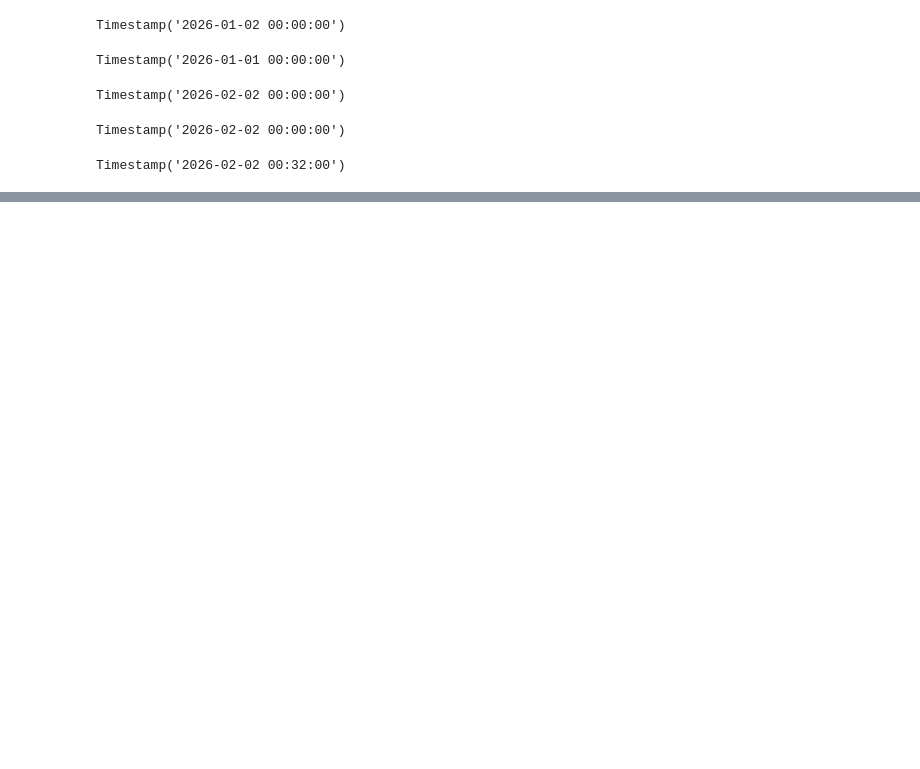
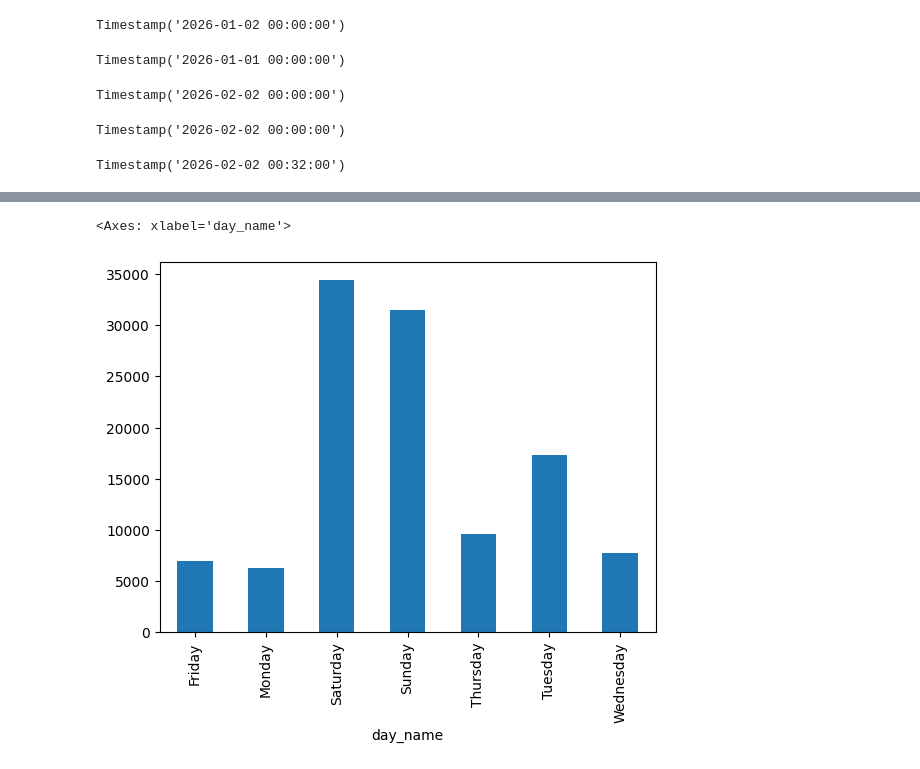
Before and after one commit to kaushik013/My_Pandas, a Jupyter notebook: 18_date_time/date_time.ipynb, the cells around one changed output, grey strips where cells are left out. Drawn from its saved outputs; the diff is of its cells as text; code cells hidden in the pictures; blank space fills up the shorter version.

```diff
--- a/18_date_time/date_time.ipynb
+++ b/18_date_time/date_time.ipynb
@@ -23,0 +176,7 @@ Timestamp('2026-02-02 00:32:00')
+# %%
+data_date['day_name'] = data_date['Date'].dt.day_name()
+# %%
+data_date.groupby('day_name')['INR'].sum().plot(kind='bar')
+# %% [output]
+<Axes: xlabel='day_name'>
+[figure, added]
```
Also changed, not shown: parts of 20 cells of this notebook.
